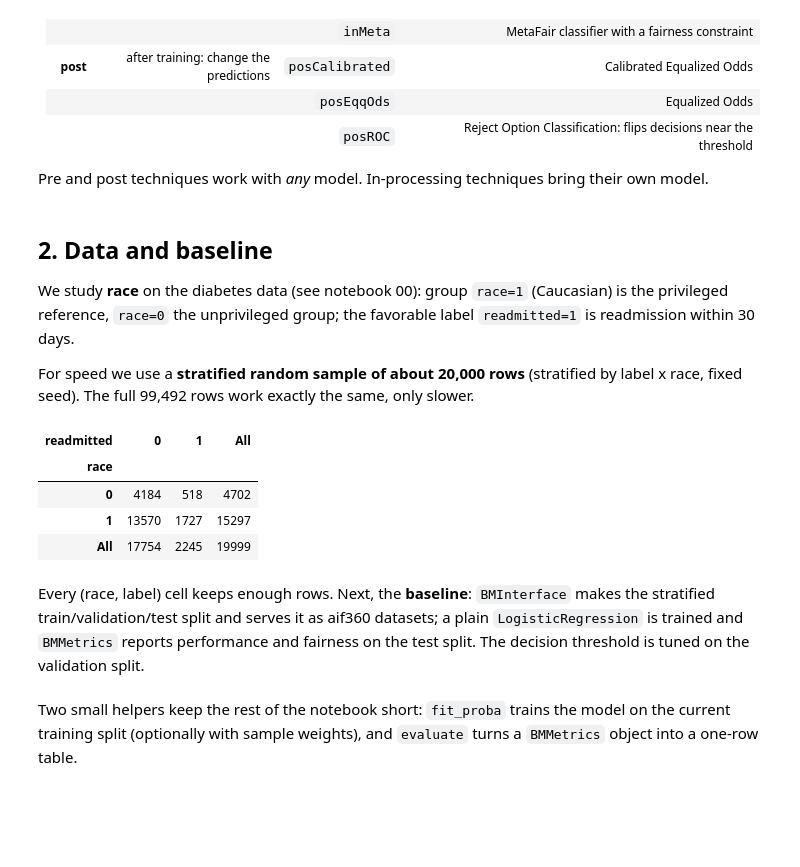
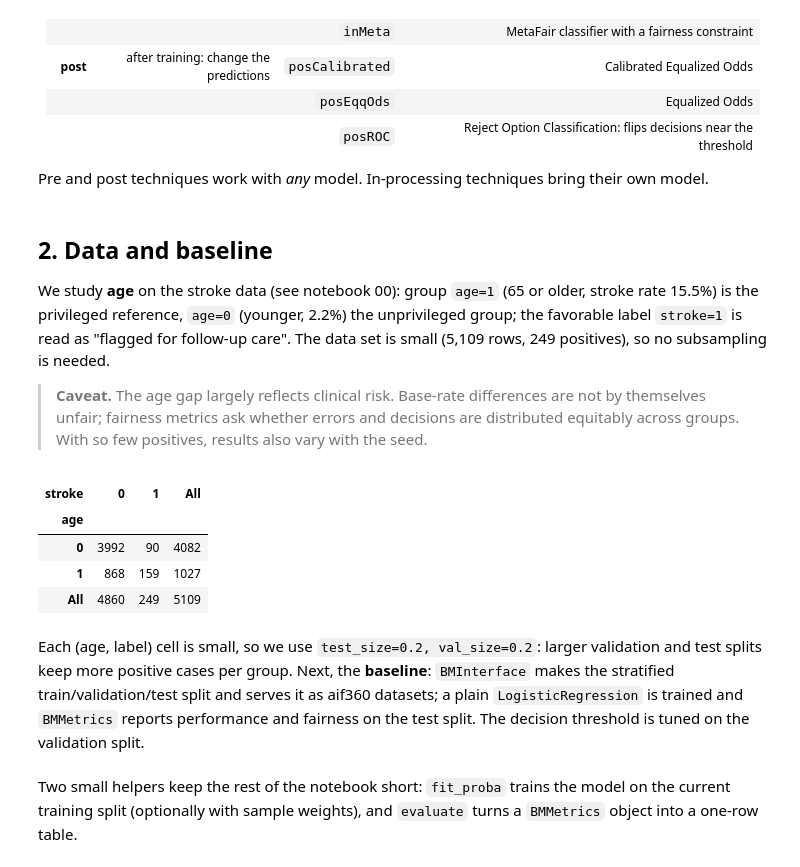
Before and after one commit to enemy537/callmefair, a Jupyter notebook: examples/notebooks/03_bias_mitigation.ipynb, the cells around one changed output. Cells and saved outputs as stored; diff of their text form; code cells hidden in the pictures; blank space fills up the shorter version.

```diff
--- a/examples/notebooks/03_bias_mitigation.ipynb
+++ b/examples/notebooks/03_bias_mitigation.ipynb
@@ -34,27 +34,25 @@ from fhg_examples import setup; setup()
 # %% [markdown]
 ## 2. Data and baseline
 
-We study **race** on the diabetes data (see notebook 00): group `race=1` (Caucasian) is the privileged reference, `race=0` the unprivileged group; the favorable label `readmitted=1` is readmission within 30 days.
+We study **age** on the stroke data (see notebook 00): group `age=1` (65 or older, stroke rate 15.5%) is the privileged reference, `age=0` (younger, 2.2%) the unprivileged group; the favorable label `stroke=1` is read as "flagged for follow-up care". The data set is small (5,109 rows, 249 positives), so no subsampling is needed.
 
-For speed we use a **stratified random sample of about 20,000 rows** (stratified by label x race, fixed seed). The full 99,492 rows work exactly the same, only slower.
+> **Caveat.** The age gap largely reflects clinical risk. Base-rate differences are not by themselves unfair; fairness metrics ask whether errors and decisions are distributed equitably across groups. With so few positives, results also vary with the seed.
 # %%
 import pandas as pd
 from fhg_examples.datasets import load, SPECS
 
-spec = SPECS['diabetes']
-priv, unpriv = spec.attribute('race').groups
-df = load('diabetes')
-df = (df.groupby([spec.label, 'race'], group_keys=False)
-        .sample(frac=20_000 / len(df), random_state=0).reset_index(drop=True))
-pd.crosstab(df['race'], df[spec.label], margins=True)
+spec = SPECS['stroke']
+priv, unpriv = spec.attribute('age').groups
+df = load('stroke')
+pd.crosstab(df['age'], df[spec.label], margins=True)
 # %% [output]
-| readmitted | 0 | 1 | All |
-| race |  |  |  |
-| 0 | 4184 | 518 | 4702 |
-| 1 | 13570 | 1727 | 15297 |
-| All | 17754 | 2245 | 19999 |
+| stroke | 0 | 1 | All |
+| age |  |  |  |
+| 0 | 3992 | 90 | 4082 |
+| 1 | 868 | 159 | 1027 |
+| All | 4860 | 249 | 5109 |
 # %% [markdown]
-Every (race, label) cell keeps enough rows. Next, the **baseline**: `BMInterface` makes the stratified train/validation/test split and serves it as aif360 datasets; a plain `LogisticRegression` is trained and `BMMetrics` reports performance and fairness on the test split. The decision threshold is tuned on the validation split.
+Each (age, label) cell is small, so we use `test_size=0.2, val_size=0.2`: larger validation and test splits keep more positive cases per group. Next, the **baseline**: `BMInterface` makes the stratified train/validation/test split and serves it as aif360 datasets; a plain `LogisticRegression` is trained and `BMMetrics` reports performance and fairness on the test split. The decision threshold is tuned on the validation split.
 # %% [markdown]
 Two small helpers keep the rest of the notebook short: `fit_proba` trains the model on the current training split (optionally with sample weights), and `evaluate` turns a `BMMetrics` object into a one-row table.
 # %%
```
Also changed, not shown: parts of 24 cells of this notebook, 22 other files.
